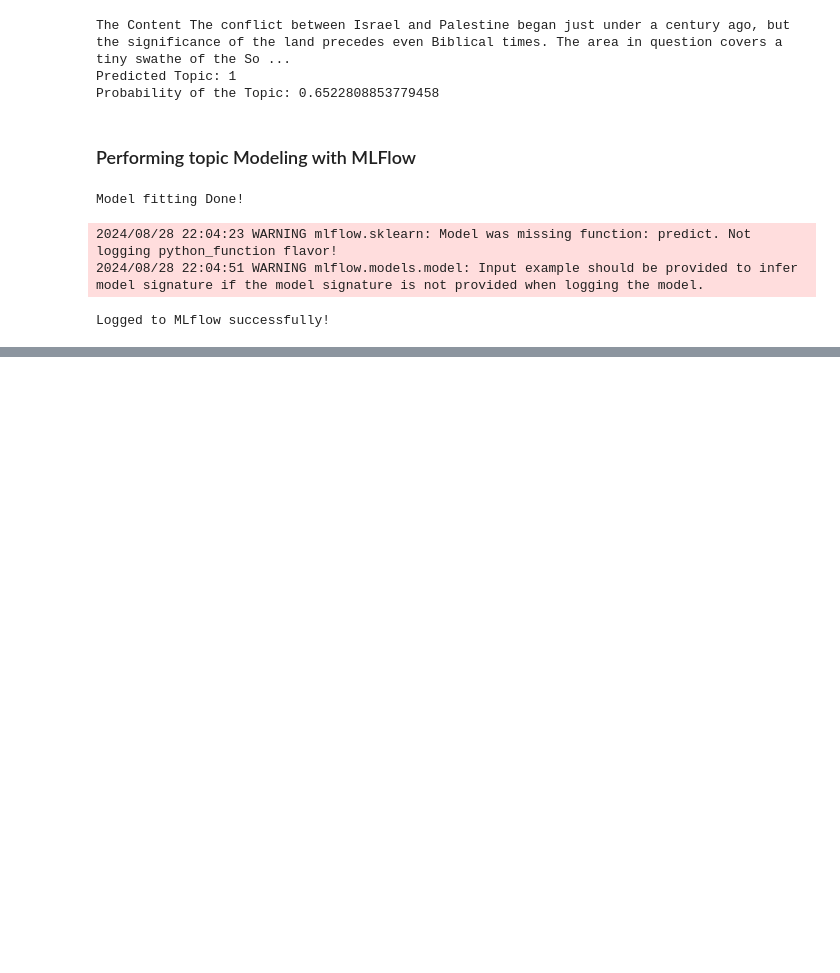
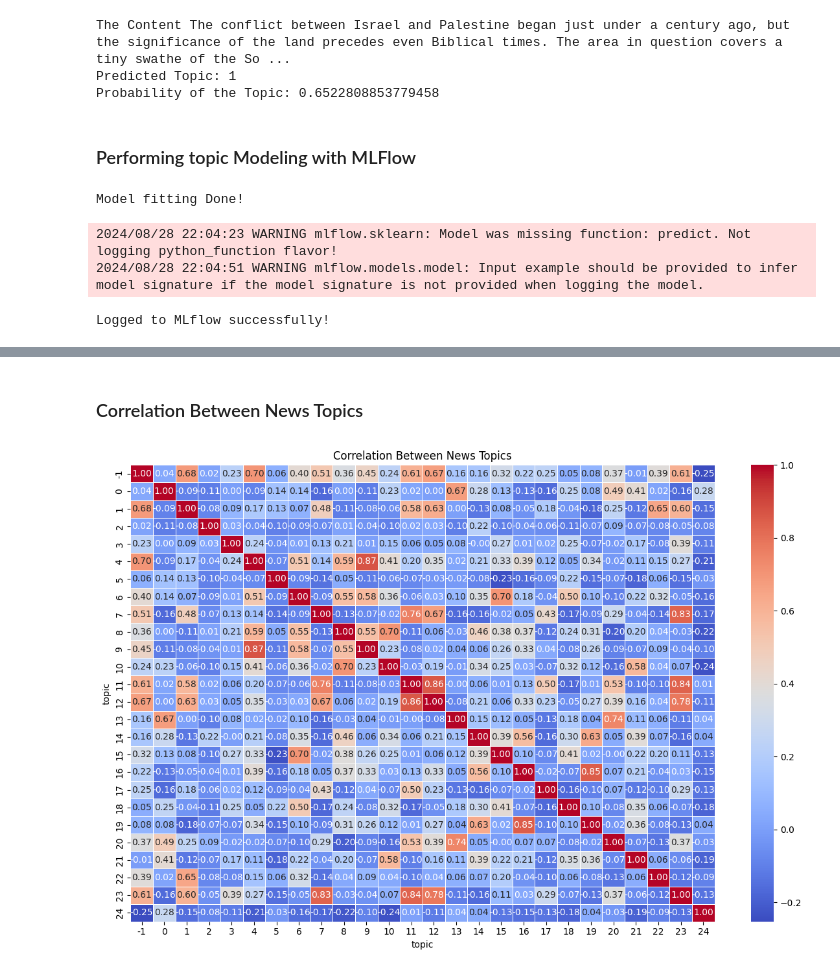
Before and after one commit to MamaMoh/news_correlation_10ac_week0, a Jupyter notebook: notebooks/eda.ipynb, the cells around one changed output, grey strips where cells are left out. Cells and saved outputs as stored; diff of their text form; code cells hidden in the pictures; blank space fills up the shorter version.

Commit message:
Event modeling and Analysis

```diff
--- a/notebooks/eda.ipynb
+++ b/notebooks/eda.ipynb
@@ -444,0 +447,12 @@ Logged to MLflow successfully!
+# %%
+from src.utils import extract_features
+# Extract features from the data
+features = extract_features(ratingData.head(1000))
+
+# Fit BERTopic model for event clustering
+topic_model = BERTopic()
+topics, probs = topic_model.fit_transform(features)
+
+# Display topic info (events)
+topic_info = topic_model.get_topic_info()
+print(topic_info)
@@ -444,0 +487,12 @@ Logged to MLflow successfully!
+# %%
+# Assuming 'news_site' and 'publication_time' columns exist in your data
+ratingData_Sample=ratingData.head(1000)
+ratingData_Sample['topic'] = topics
+
+# Convert 'publication_time' to datetime if not already
+ratingData_Sample['published_at'] = pd.to_datetime(ratingData_Sample['published_at'])
+
+# Group by topic and find the earliest reporting news site for each event
+earliest_reporting = ratingData_Sample.groupby('topic').apply(lambda df: df.loc[df['published_at'].idxmin()])
+earliest_reporting_sites = earliest_reporting[['topic', 'domain', 'published_at']]
+print(earliest_reporting_sites)
@@ -444,0 +533,22 @@ Logged to MLflow successfully!
+# %% [markdown]
+### Correlation Between News Topics
+# %%
+# Create a pivot table of news sites vs. topics
+news_topic_matrix = pd.crosstab(ratingData_Sample['domain'], ratingData_Sample['topic'])
+
+# Calculate correlation between news sites
+news_site_correlation = news_topic_matrix.corr()
+
+# Create a heatmap of the correlation matrix
+plt.figure(figsize=(12, 8))
+sns.heatmap(news_site_correlation, annot=True, cmap='coolwarm', fmt='.2f', linewidths=0.5)
+plt.title('Correlation Between News Topics')
+plt.tight_layout()
+
+# Save the heatmap as an image file
+plt.savefig('news_topics_correlation_heatmap.png', dpi=300)
+
+# Show the plot
+plt.show()
+# %% [output]
+[figure, added]
```
Also changed, not shown: parts of 8 cells of this notebook, 3 other files.
